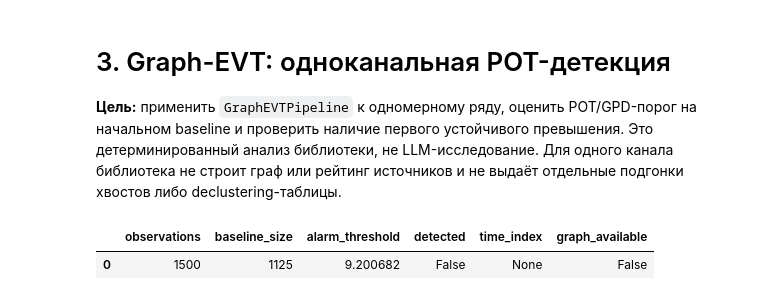
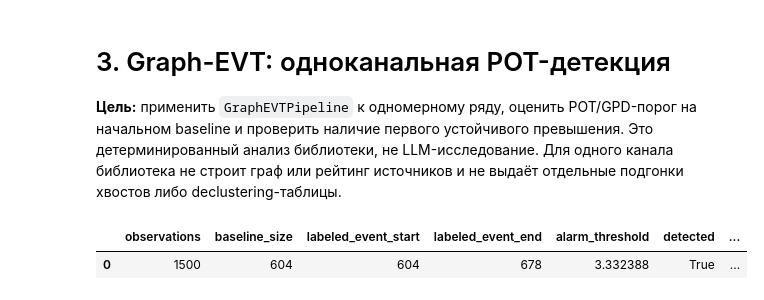
Before and after one commit to D2718281828nis/EVT-educational-demo, a Jupyter notebook: demo/evt-educational-demo/notebooks/1-d/03_evt_detection.ipynb, the cells around one changed output. Drawn from its saved outputs; the diff is of its cells as text; code cells hidden in the pictures.

```diff
--- a/demo/evt-educational-demo/notebooks/1-d/03_evt_detection.ipynb
+++ b/demo/evt-educational-demo/notebooks/1-d/03_evt_detection.ipynb
@@ -15,32 +15,43 @@ DATA = ROOT / "data/generated/fractal_extreme_series.csv"
 SEED = 42
 df = pd.read_csv(DATA)
 x = df["value"].to_numpy()
+event_mask = df["is_extreme"].to_numpy(dtype=bool)
 assert np.isfinite(x).all() and x.ndim == 1
+assert event_mask.shape == x.shape and event_mask.any()
+event_start = int(np.flatnonzero(event_mask)[0])
+event_end = int(np.flatnonzero(event_mask)[-1])
 # %%
-BASELINE_SIZE = int(0.75 * len(x))
+BASELINE_SIZE = event_start
 evt_config = EVTConfig(
     baseline_size=BASELINE_SIZE,
     tail_quantile=0.95,
     alarm_probability=0.999,
     persistence=3,
 )
 pipeline = GraphEVTPipeline(
     evt_config,
     graph=GraphConfig(random_state=SEED),
     input_config=InputConfig(missing="error"),
     verbose=True,
 )
 result = pipeline.run_detailed(x)
 detection = result.detection
+alarm_index = detection.time_index
+detected_in_labeled_event = alarm_index is not None and bool(event_mask[int(alarm_index)])
+detection_delay = int(alarm_index) - event_start if detected_in_labeled_event else None
 
 pd.DataFrame([{
     "observations": result.input_profile.n_time,
     "baseline_size": BASELINE_SIZE,
+    "labeled_event_start": event_start,
+    "labeled_event_end": event_end,
     "alarm_threshold": detection.alarm_threshold,
     "detected": detection.detected,
-    "time_index": detection.time_index,
+    "time_index": alarm_index,
+    "detected_in_labeled_event": detected_in_labeled_event,
+    "detection_delay_samples": detection_delay,
     "graph_available": result.graph is not None,
 }])
 # %% [output]
-|  | observations | baseline_size | alarm_threshold | detected | time_index | graph_available |
-| 0 | 1500 | 1125 | 9.200682 | False | None | False |
+|  | observations | baseline_size | labeled_event_start | labeled_event_end | alarm_threshold | detected | ... |
+| 0 | 1500 | 604 | 604 | 678 | 3.332388 | True | ... |
```
Also changed, not shown: parts of 3 cells of this notebook, 13 other files.
